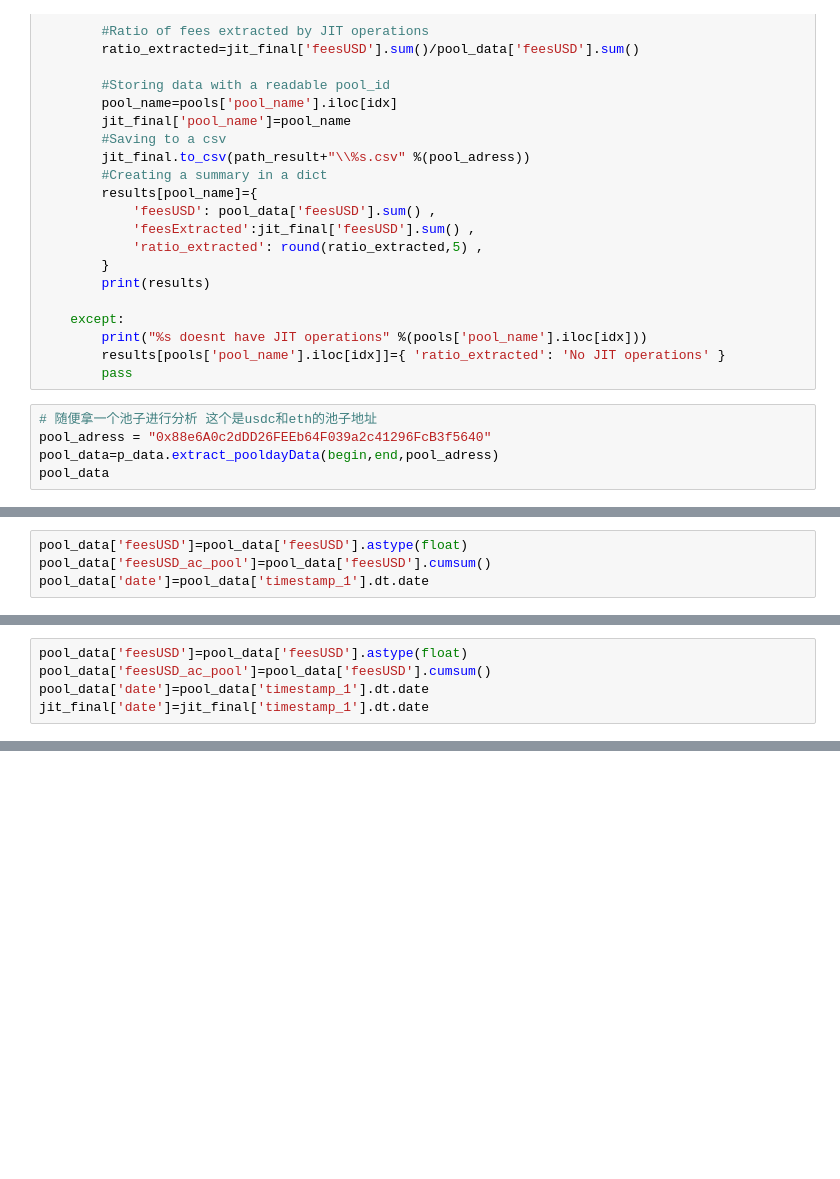
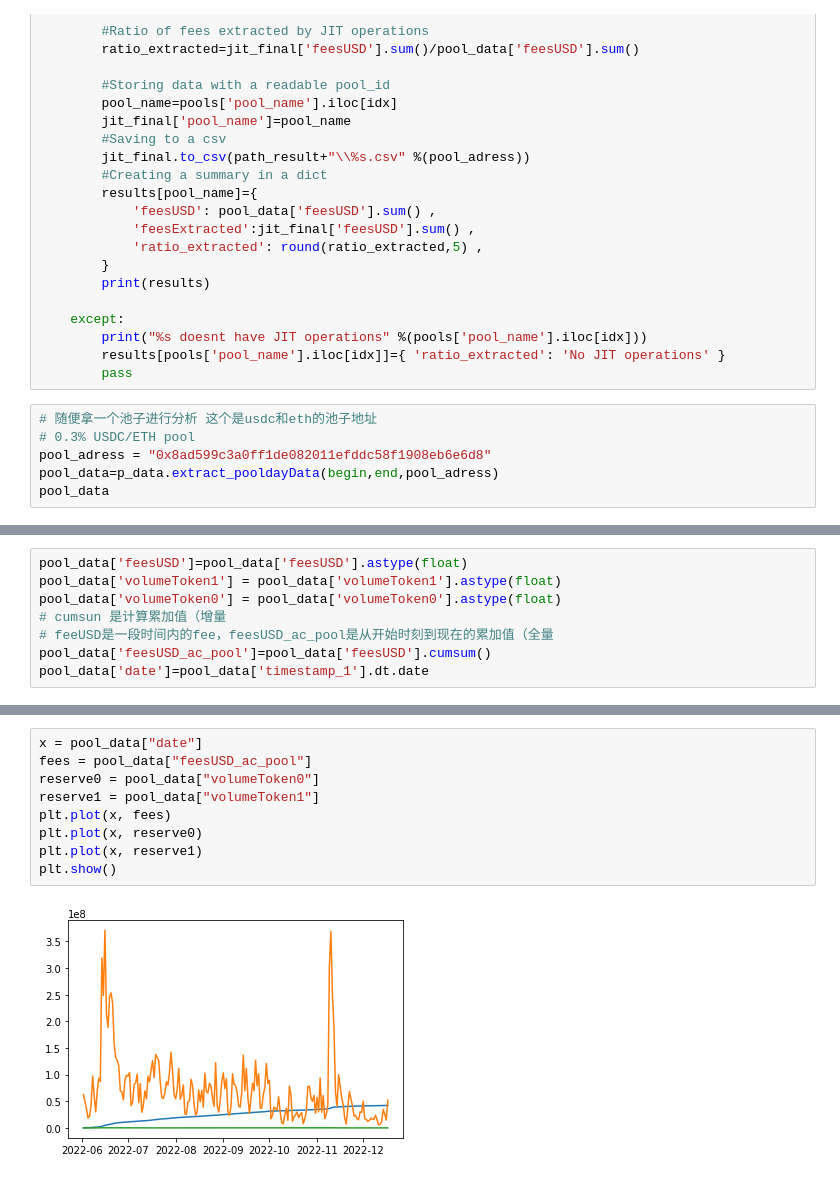
Before and after one commit to Fooooooooooox/learn_uniswapv3, a Jupyter notebook: impermanentLoss.ipynb, the cells around one changed output, grey strips where cells are left out. Cells and saved outputs as stored; diff of their text form; blank space fills up the shorter version.

```diff
--- a/impermanentLoss.ipynb
+++ b/impermanentLoss.ipynb
@@ -81,6 +81,7 @@ for idx,pool_adress in enumerate(pools_adresses):
         pass
 # %%
 # 随便拿一个池子进行分析 这个是usdc和eth的池子地址
-pool_adress = "0x88e6A0c2dDD26FEEb64F039a2c41296FcB3f5640"
+# 0.3% USDC/ETH pool
+pool_adress = "0x8ad599c3a0ff1de082011efddc58f1908eb6e6d8"
 pool_data=p_data.extract_pooldayData(begin,end,pool_adress)
 pool_data
@@ -87,4 +113,8 @@ pool_data
 # %%
 pool_data['feesUSD']=pool_data['feesUSD'].astype(float)
+pool_data['volumeToken1'] = pool_data['volumeToken1'].astype(float)
+pool_data['volumeToken0'] = pool_data['volumeToken0'].astype(float)
+# cumsun 是计算累加值（增量
+# feeUSD是一段时间内的fee，feesUSD_ac_pool是从开始时刻到现在的累加值（全量
 pool_data['feesUSD_ac_pool']=pool_data['feesUSD'].cumsum()
 pool_data['date']=pool_data['timestamp_1'].dt.date
@@ -104,5 +120,0 @@ Name: feesUSD, Length: 186, dtype: object
-# %%
-pool_data['feesUSD']=pool_data['feesUSD'].astype(float)
-pool_data['feesUSD_ac_pool']=pool_data['feesUSD'].cumsum()
-pool_data['date']=pool_data['timestamp_1'].dt.date
-jit_final['date']=jit_final['timestamp_1'].dt.date
@@ -108,0 +137,11 @@ jit_final['date']=jit_final['timestamp_1'].dt.date
+# %%
+x = pool_data["date"]
+fees = pool_data["feesUSD_ac_pool"]
+reserve0 = pool_data["volumeToken0"]
+reserve1 = pool_data["volumeToken1"]
+plt.plot(x, fees)
+plt.plot(x, reserve0)
+plt.plot(x, reserve1)
+plt.show()
+# %% [output]
+[figure, added]
```
Also changed, not shown: parts of 5 cells of this notebook, 7 other files.
